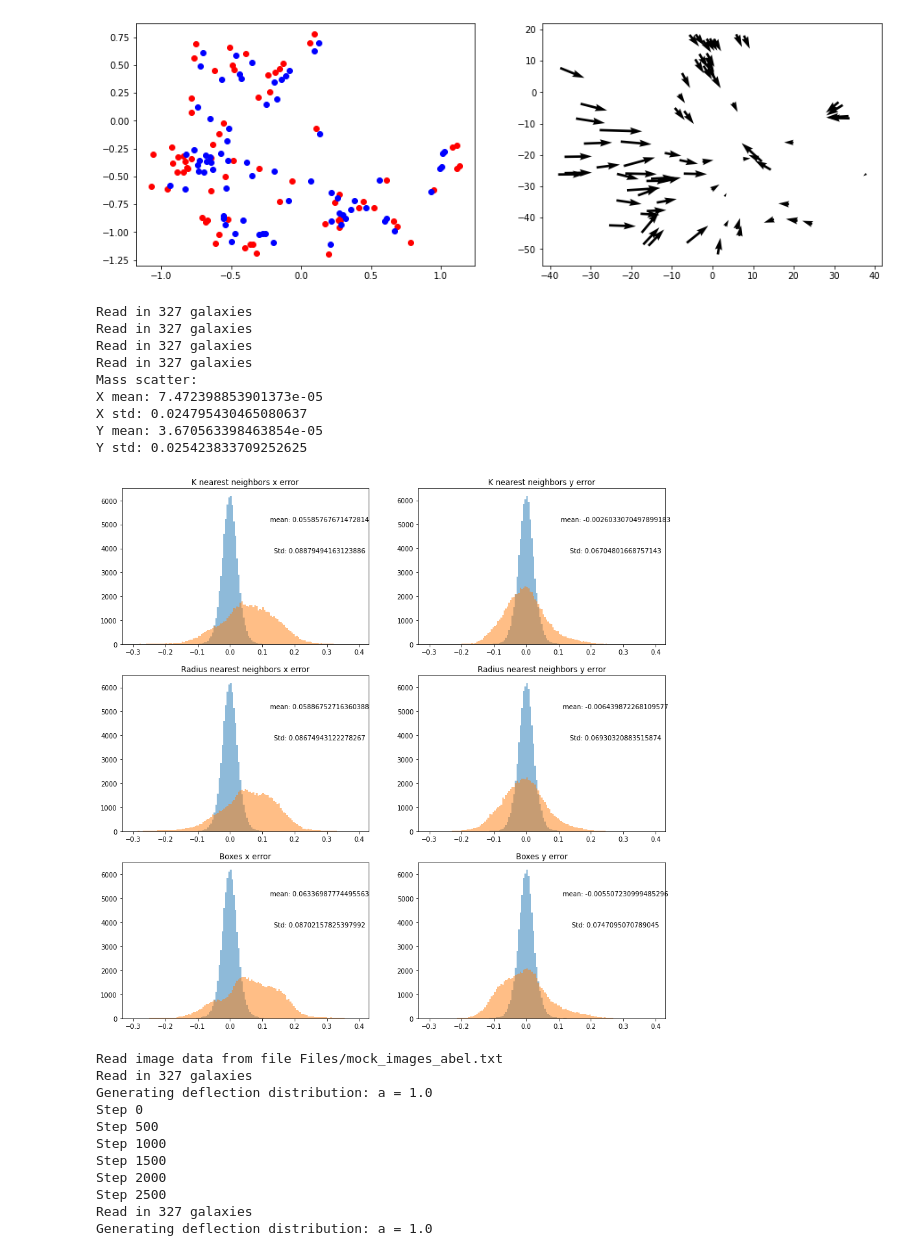
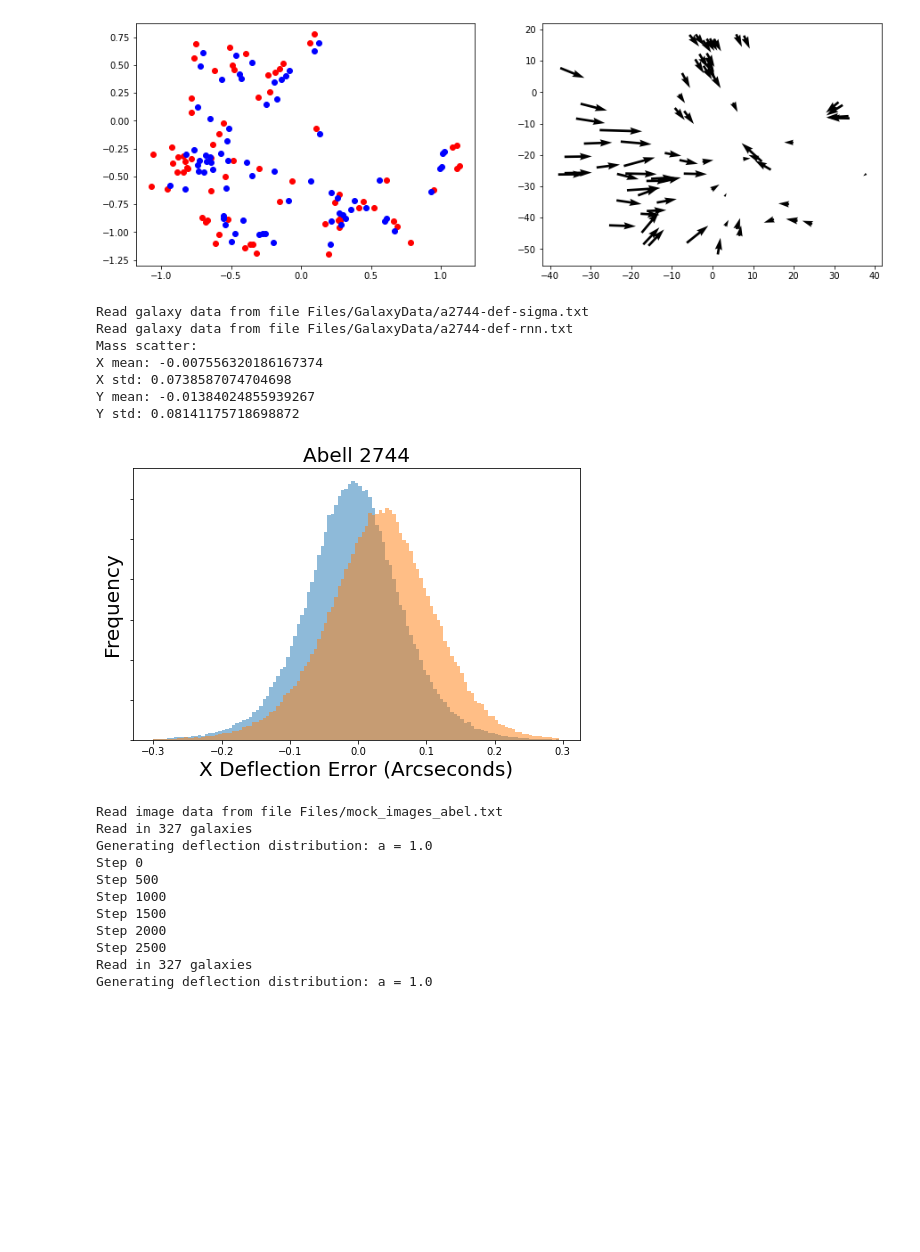
Before and after one commit to JackieLee23/Gravitational-Lensing, a Jupyter notebook: Abel_deflection_distributions.ipynb, the cells around one changed output. Drawn from its saved outputs; the diff is of its cells as text; code cells hidden in the pictures; blank space fills up the shorter version.

```diff
--- a/Abel_deflection_distributions.ipynb
+++ b/Abel_deflection_distributions.ipynb
@@ -114,5 +114,5 @@ imgcut = np.array(merged)[xx[0]+val:xx[1]-val,yy[0]+val:yy[1]-val]
 # %%
 #Set up images
 cosmo = FlatLambdaCDM(H0 = 70, Om0 = 0.3)
-img = fc.imgclass("Files/" + cluster + "_images_0.5.dat", zclus[cluster], cosmo)
+img = fc.imgclass("Files/" + cluster + "_images.dat", zclus[cluster], cosmo)
 # %% [output]
@@ -367,17 +367,19 @@ Step 0
 [figure]
 # %%
 #get overall histograms
-def plothist(probs, ax, ax2):
-    global data
+def plothist(mode, ax):
     pdelta = []
-    data[clustnum:,3] = probs
-    gal = fc.galclass(data)
-    gal.scale()
+    gal = fc.galclass("Files/GalaxyData/" + cluster + "-def-" + mode + ".txt", logflags = [True, True])
+    gal.scale(b0 = 0.0)
+
+    #print(gal.dat)
 
     for i in range(reps):
         gal.draw(True)
         deftmp = gal.calcdef(img)[0]
         deftmp = deftmp*np.reshape(img.Darr,(img.nimg,1))
+
+        #print(np.sum(gal.p[:,7]))
 
         pdelta.append(deftmp - defbase)
 
@@ -387,71 +389,66 @@ def plothist(probs, ax, ax2):
 
     ax.hist(mdeltax, bins = bins, alpha = 0.5)
     ax.hist(pdeltax, bins = bins, alpha = 0.5)
-    ax2.hist(mdeltay, bins = bins, alpha = 0.5)
-    ax2.hist(pdeltay, bins = bins, alpha = 0.5)
+#     ax2.hist(mdeltay, bins = bins, alpha = 0.5)
+#     ax2.hist(pdeltay, bins = bins, alpha = 0.5)
 
-    ax.text(0.8, 0.8, "mean: " + str(np.mean(pdeltax)), horizontalalignment='center', verticalalignment='center', transform = ax.transAxes)
-    ax.text(0.8, 0.6, "Std: " + str(np.std(pdeltax)), horizontalalignment='center', verticalalignment='center', transform = ax.transAxes)
+#     ax.text(0.8, 0.8, "mean: " + str(np.mean(pdeltax)), horizontalalignment='center', verticalalignment='center', transform = ax.transAxes)
+#     ax.text(0.8, 0.6, "Std: " + str(np.std(pdeltax)), horizontalalignment='center', verticalalignment='center', transform = ax.transAxes)
 
-    ax2.text(0.8, 0.8, "mean: " + str(np.mean(pdeltay)), horizontalalignment='center', verticalalignment='center', transform = ax2.transAxes)
-    ax2.text(0.8, 0.6, "Std: " + str(np.std(pdeltay)), horizontalalignment='center', verticalalignment='center', transform = ax2.transAxes)
+#     ax2.text(0.8, 0.8, "mean: " + str(np.mean(pdeltay)), horizontalalignment='center', verticalalignment='center', transform = ax2.transAxes)
+#     ax2.text(0.8, 0.6, "Std: " + str(np.std(pdeltay)), horizontalalignment='center', verticalalignment='center', transform = ax2.transAxes)
 
 
 
-reps = 1000
+reps = 3000
 
-data[clustnum:,3] = sigmaclass
-gal = fc.galclass(data)
-gal.scale()
+gal = fc.galclass("Files/GalaxyData/a2744-def-sigma.txt", logflags = [True, True])
+gal.scale(b0 = 0.0)
 gal.draw(False)
 
 defbase = gal.calcdef(img)[0]
 defbase = defbase*np.reshape(img.Darr,(img.nimg,1))
 
 mdelta = []
 
 for i in range(reps):
     gal.draw(True)
     deftmp = gal.calcdef(img)[0]
     deftmp = deftmp*np.reshape(img.Darr,(img.nimg,1))
 
     mdelta.append(deftmp - defbase)
 mdelta = np.array(mdelta)
 
 mdeltax = np.reshape(mdelta[:,:,0], (-1))
 mdeltay = np.reshape(mdelta[:,:,1], (-1))
-bins = np.arange(-0.3, 0.4, 0.005)
+bins = np.arange(-0.3, 0.3, 0.005)
 
-fig, ((ax1, ax2), (ax3, ax4), (ax5, ax6)) = plt.subplots(3, 2, figsize=(15, 15))
+fig, ax = plt.subplots(figsize=(8, 5))
 
 
-plothist(knnprob, ax1, ax2)
-plothist(rnnprob, ax3, ax4)
-plothist(boxprob, ax5, ax6)
+plothist("rnn", ax)
 
-ax1.set_title("K nearest neighbors x error")
-ax2.set_title("K nearest neighbors y error")
-ax3.set_title("Radius nearest neighbors x error")
-ax4.set_title("Radius nearest neighbors y error")
-ax5.set_title("Boxes x error")
-ax6.set_title("Boxes y error")
+#ax2.set_title("R nearest neighbors y error")
+
+ax.set_ylabel("Frequency", fontsize = 20)
+ax.set_xlabel("X Deflection Error (Arcseconds)", fontsize = 20)
+ax.set_title("Abell 2744", fontsize = 20)
+ax.yaxis.set_ticklabels([])
 
 print("Mass scatter: ")
 print("X mean: " + str(np.mean(mdeltax)))
 print("X std: " + str(np.std(mdeltax)))
 print("Y mean: " + str(np.mean(mdeltay)))
 print("Y std: " + str(np.std(mdeltay)))
 # %% [output]
-Read in 327 galaxies
-Read in 327 galaxies
-Read in 327 galaxies
-Read in 327 galaxies
+Read galaxy data from file Files/GalaxyData/a2744-def-sigma.txt
+Read galaxy data from file Files/GalaxyData/a2744-def-rnn.txt
 Mass scatter:
-X mean: 7.472398853901373e-05
-X std: 0.024795430465080637
-Y mean: 3.670563398463854e-05
-Y std: 0.025423833709252625
+X mean: -0.007556320186167374
+X std: 0.0738587074704698
+Y mean: -0.01384024855939267
+Y std: 0.08141175718698872
-[figure, old version]
+[figure, new version]
 # %%
 # #Visualize vector field of biases
 # xnum = 20
```
Also changed, not shown: parts of 1 cell of this notebook, 12 other files.
